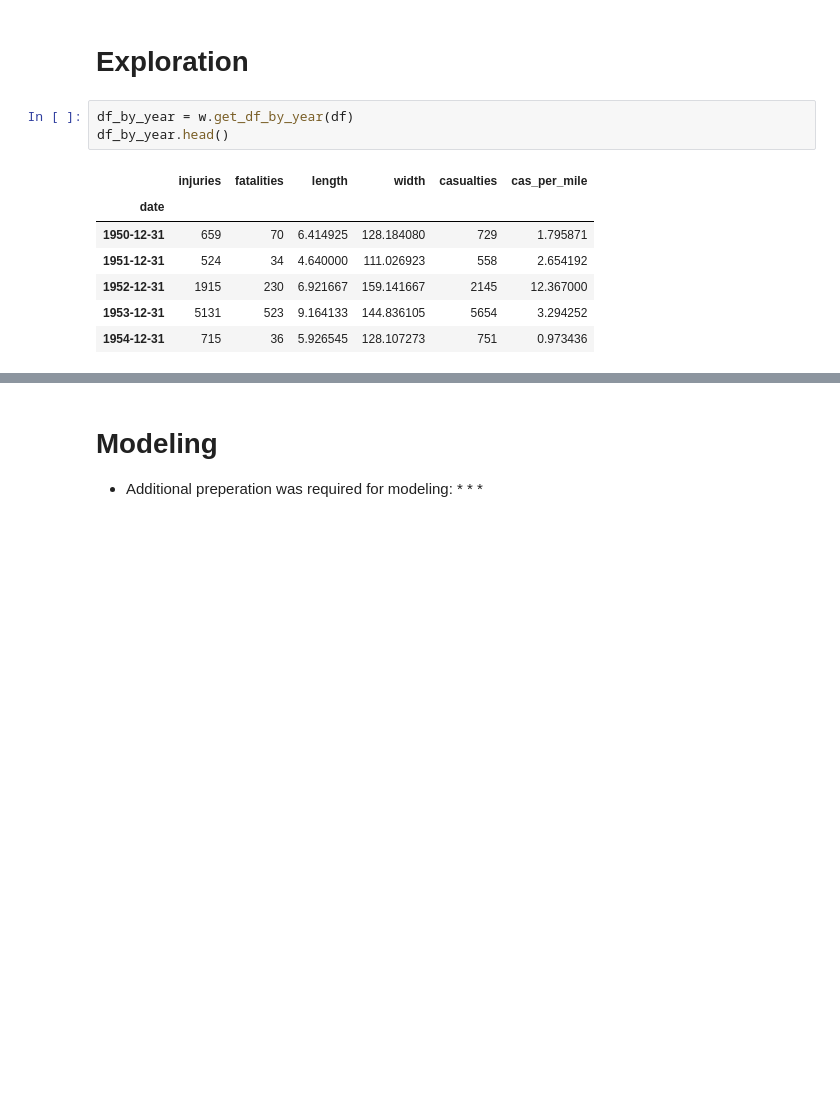
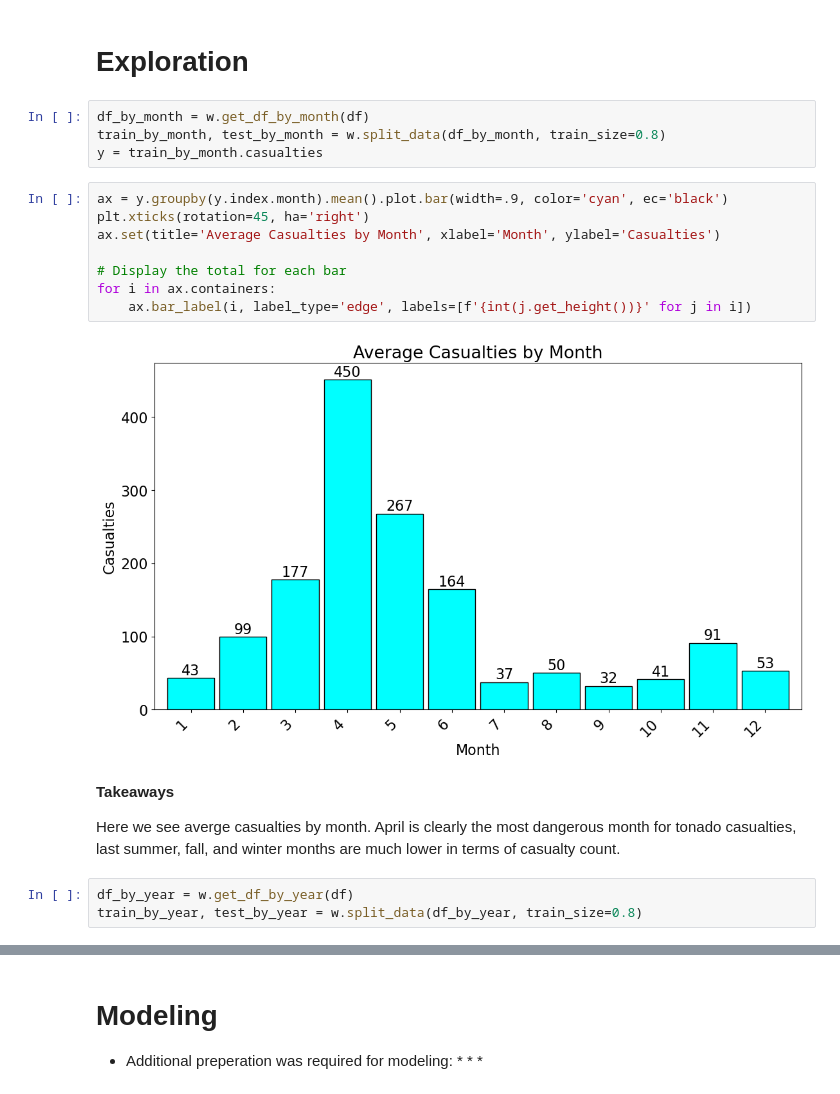
Before and after one commit to skylerschnee/twister-predictor, a Jupyter notebook: final_notebook.ipynb, the cells around one changed output, grey strips where cells are left out. Cells and saved outputs as stored; diff of their text form; blank space fills up the shorter version.

```diff
--- a/final_notebook.ipynb
+++ b/final_notebook.ipynb
@@ -83,14 +83,24 @@ train.shape
 | EF5    | >200 mph  | Incredible damage    |
 # %% [markdown]
 # Exploration
+# %%
+df_by_month = w.get_df_by_month(df)
+train_by_month, test_by_month = w.split_data(df_by_month, train_size=0.8)
+y = train_by_month.casualties
+# %%
+ax = y.groupby(y.index.month).mean().plot.bar(width=.9, color='cyan', ec='black')
+plt.xticks(rotation=45, ha='right')
+ax.set(title='Average Casualties by Month', xlabel='Month', ylabel='Casualties')
+
+# Display the total for each bar
+for i in ax.containers:
+    ax.bar_label(i, label_type='edge', labels=[f'{int(j.get_height())}' for j in i])
+# %% [output]
+[figure, added]
+# %% [markdown]
+**Takeaways**
+
+Here we see averge casualties by month. April is clearly the most dangerous month for tonado casualties, last summer, fall, and winter months are much lower in terms of casualty count.
 # %%
 df_by_year = w.get_df_by_year(df)
-df_by_year.head()
+train_by_year, test_by_year = w.split_data(df_by_year, train_size=0.8)
-# %% [output]
-|  | injuries | fatalities | length | width | casualties | cas_per_mile |
-| date |  |  |  |  |  |  |
-| 1950-12-31 | 659 | 70 | 6.414925 | 128.184080 | 729 | 1.795871 |
-| 1951-12-31 | 524 | 34 | 4.640000 | 111.026923 | 558 | 2.654192 |
-| 1952-12-31 | 1915 | 230 | 6.921667 | 159.141667 | 2145 | 12.367000 |
-| 1953-12-31 | 5131 | 523 | 9.164133 | 144.836105 | 5654 | 3.294252 |
-| 1954-12-31 | 715 | 36 | 5.926545 | 128.107273 | 751 | 0.973436 |
```
Also changed, not shown: parts of 15 cells of this notebook, 3 other files.
